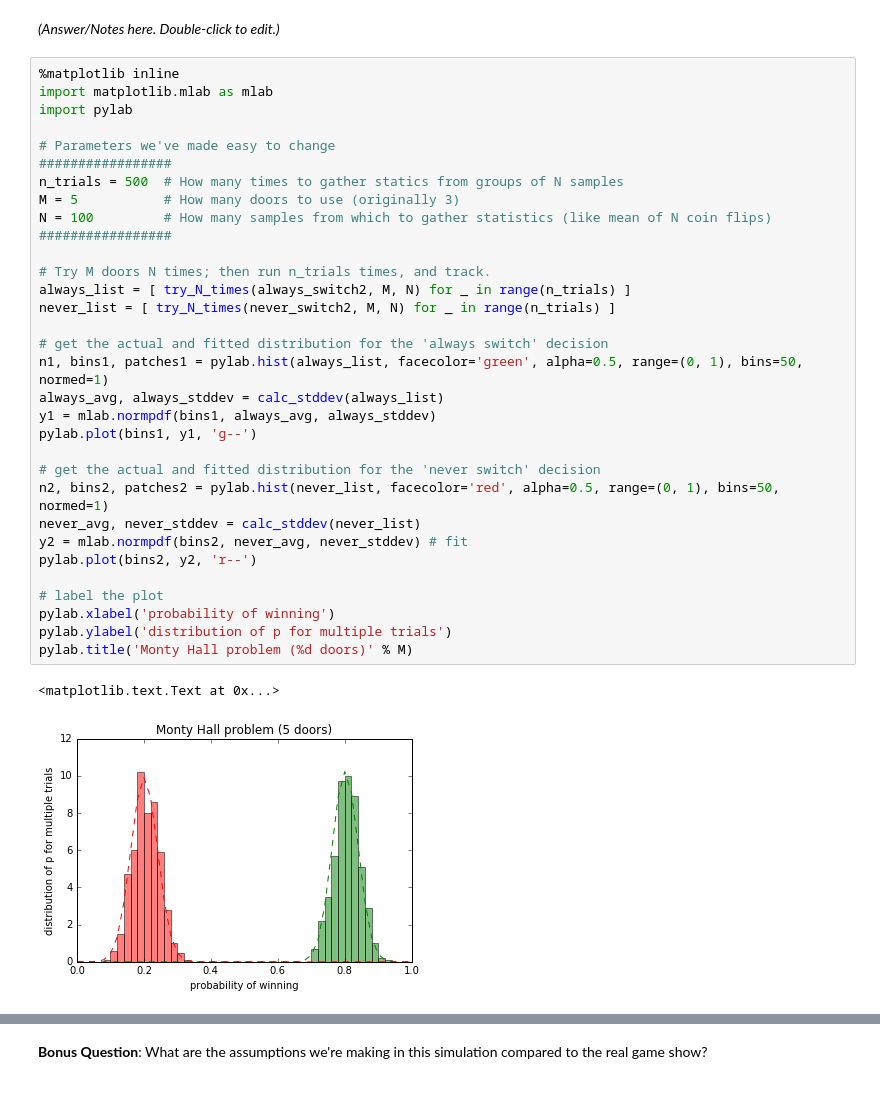
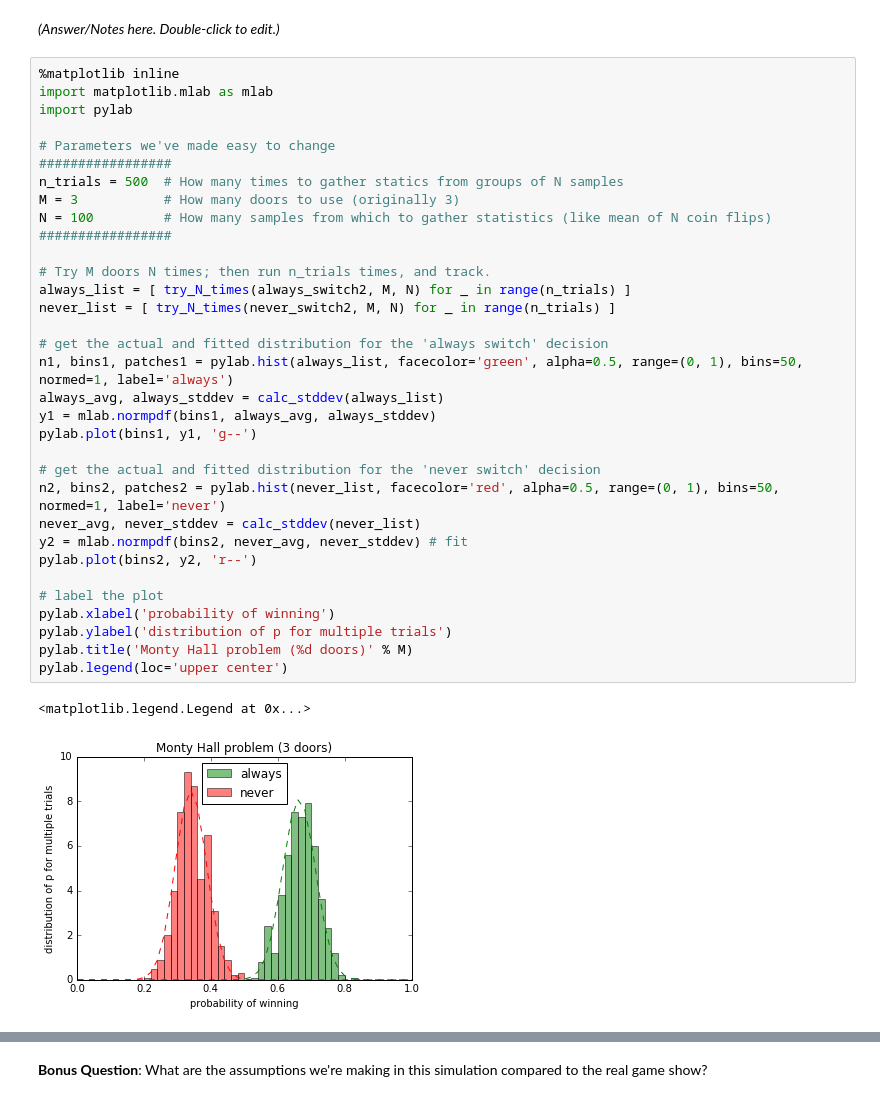
Before and after one commit to ngs-docs/2018-ggg201b, a Jupyter notebook: lab0-monty-hall/monty-hall.ipynb, the cells around one changed output, grey strips where cells are left out. Cells and saved outputs as stored; diff of their text form.

```diff
--- a/lab0-monty-hall/monty-hall.ipynb
+++ b/lab0-monty-hall/monty-hall.ipynb
@@ -320,38 +320,39 @@ _(Answer/Notes here. Double-click to edit.)_
 # %%
 %matplotlib inline
 import matplotlib.mlab as mlab
 import pylab
 
 # Parameters we've made easy to change
 #################
 n_trials = 500  # How many times to gather statics from groups of N samples
-M = 5           # How many doors to use (originally 3)
+M = 3           # How many doors to use (originally 3)
 N = 100         # How many samples from which to gather statistics (like mean of N coin flips)
 #################
 
 # Try M doors N times; then run n_trials times, and track.
 always_list = [ try_N_times(always_switch2, M, N) for _ in range(n_trials) ]
 never_list = [ try_N_times(never_switch2, M, N) for _ in range(n_trials) ]
 
 # get the actual and fitted distribution for the 'always switch' decision
-n1, bins1, patches1 = pylab.hist(always_list, facecolor='green', alpha=0.5, range=(0, 1), bins=50, normed=1)
+n1, bins1, patches1 = pylab.hist(always_list, facecolor='green', alpha=0.5, range=(0, 1), bins=50, normed=1, label='always')
 always_avg, always_stddev = calc_stddev(always_list)
 y1 = mlab.normpdf(bins1, always_avg, always_stddev)
 pylab.plot(bins1, y1, 'g--')
 
 # get the actual and fitted distribution for the 'never switch' decision
-n2, bins2, patches2 = pylab.hist(never_list, facecolor='red', alpha=0.5, range=(0, 1), bins=50, normed=1)
+n2, bins2, patches2 = pylab.hist(never_list, facecolor='red', alpha=0.5, range=(0, 1), bins=50, normed=1, label='never')
 never_avg, never_stddev = calc_stddev(never_list)
 y2 = mlab.normpdf(bins2, never_avg, never_stddev) # fit
 pylab.plot(bins2, y2, 'r--')
 
 # label the plot
 pylab.xlabel('probability of winning')
 pylab.ylabel('distribution of p for multiple trials')
 pylab.title('Monty Hall problem (%d doors)' % M)
+pylab.legend(loc='upper center')
 # %% [output]
-<matplotlib.text.Text at 0x...>
+<matplotlib.legend.Legend at 0x...>
-[figure, old version]
+[figure, new version]
 # %%
 pylab.plot(bins1, y1, 'g', label='never switch')
 pylab.plot(bins2, y2, 'r', label='always switch')
```
Also changed, not shown: parts of 7 cells of this notebook, 1 other file.
